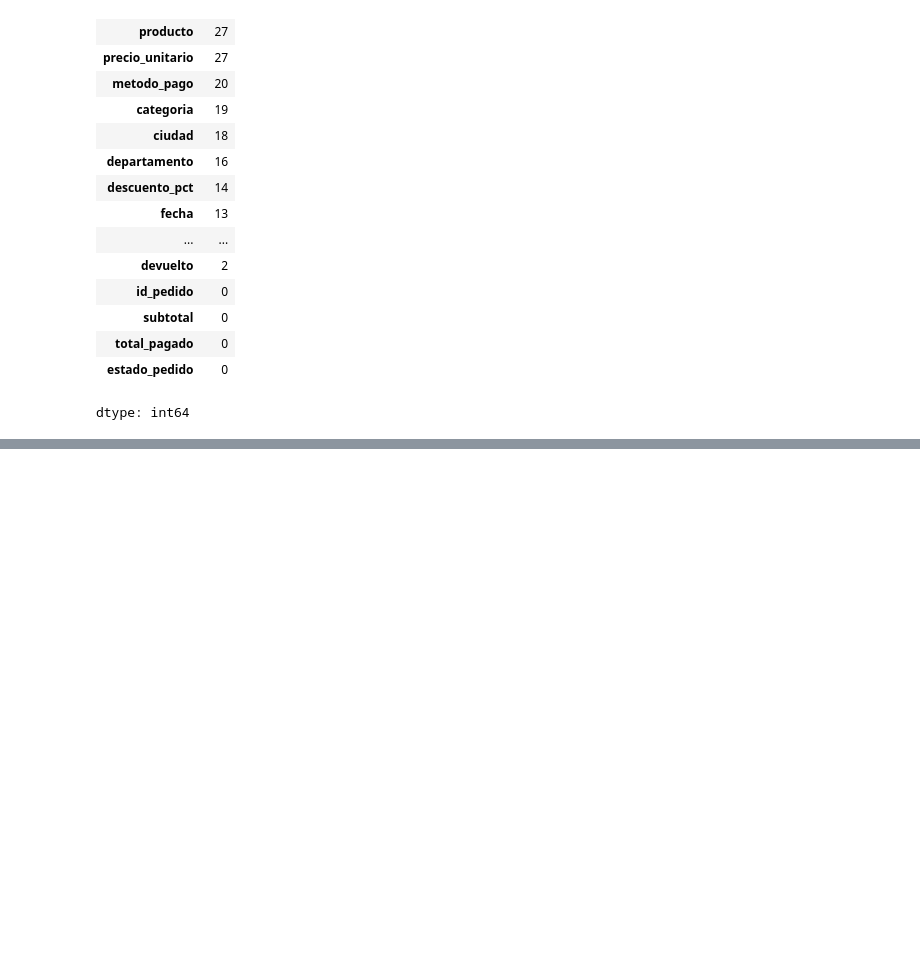
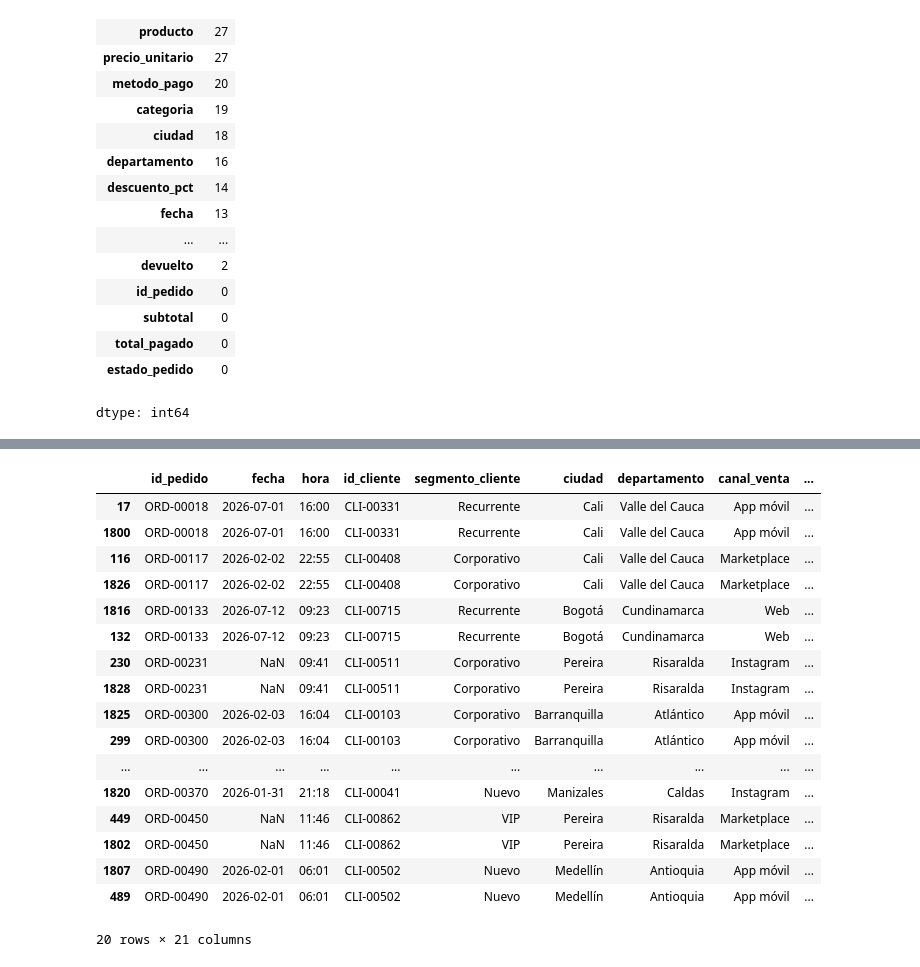
Before and after one commit to juan0898/BackendEstudiantes, a Jupyter notebook: Te_damos_la_bienvenida_a_Colaboratory.ipynb, the cells around one changed output, grey strips where cells are left out. Saved outputs shown, nothing was run; the diff lists cells and outputs as text; code cells hidden in the pictures; blank space fills up the shorter version.

```diff
--- a/Te_damos_la_bienvenida_a_Colaboratory.ipynb
+++ b/Te_damos_la_bienvenida_a_Colaboratory.ipynb
@@ -98,0 +129,21 @@ dtype: int64
+# %%
+df[df.duplicated(keep=False)].sort_values("id_pedido").head(20)
+# %% [output]
+|  | id_pedido | fecha | hora | id_cliente | segmento_cliente | ciudad | departamento | canal_venta | ... |
+| 17 | ORD-00018 | 2026-07-01 | 16:00 | CLI-00331 | Recurrente | Cali | Valle del Cauca | App móvil | ... |
+| 1800 | ORD-00018 | 2026-07-01 | 16:00 | CLI-00331 | Recurrente | Cali | Valle del Cauca | App móvil | ... |
+| 116 | ORD-00117 | 2026-02-02 | 22:55 | CLI-00408 | Corporativo | Cali | Valle del Cauca | Marketplace | ... |
+| 1826 | ORD-00117 | 2026-02-02 | 22:55 | CLI-00408 | Corporativo | Cali | Valle del Cauca | Marketplace | ... |
+| 1816 | ORD-00133 | 2026-07-12 | 09:23 | CLI-00715 | Recurrente | Bogotá | Cundinamarca | Web | ... |
+| 132 | ORD-00133 | 2026-07-12 | 09:23 | CLI-00715 | Recurrente | Bogotá | Cundinamarca | Web | ... |
+| 230 | ORD-00231 | NaN | 09:41 | CLI-00511 | Corporativo | Pereira | Risaralda | Instagram | ... |
+| 1828 | ORD-00231 | NaN | 09:41 | CLI-00511 | Corporativo | Pereira | Risaralda | Instagram | ... |
+| 1825 | ORD-00300 | 2026-02-03 | 16:04 | CLI-00103 | Corporativo | Barranquilla | Atlántico | App móvil | ... |
+| 299 | ORD-00300 | 2026-02-03 | 16:04 | CLI-00103 | Corporativo | Barranquilla | Atlántico | App móvil | ... |
+| ... | ... | ... | ... | ... | ... | ... | ... | ... | ... |
+| 1820 | ORD-00370 | 2026-01-31 | 21:18 | CLI-00041 | Nuevo | Manizales | Caldas | Instagram | ... |
+| 449 | ORD-00450 | NaN | 11:46 | CLI-00862 | VIP | Pereira | Risaralda | Marketplace | ... |
+| 1802 | ORD-00450 | NaN | 11:46 | CLI-00862 | VIP | Pereira | Risaralda | Marketplace | ... |
+| 1807 | ORD-00490 | 2026-02-01 | 06:01 | CLI-00502 | Nuevo | Medellín | Antioquia | App móvil | ... |
+| 489 | ORD-00490 | 2026-02-01 | 06:01 | CLI-00502 | Nuevo | Medellín | Antioquia | App móvil | ... |
+20 rows × 21 columns
```
Also changed, not shown: parts of 3 cells of this notebook.
